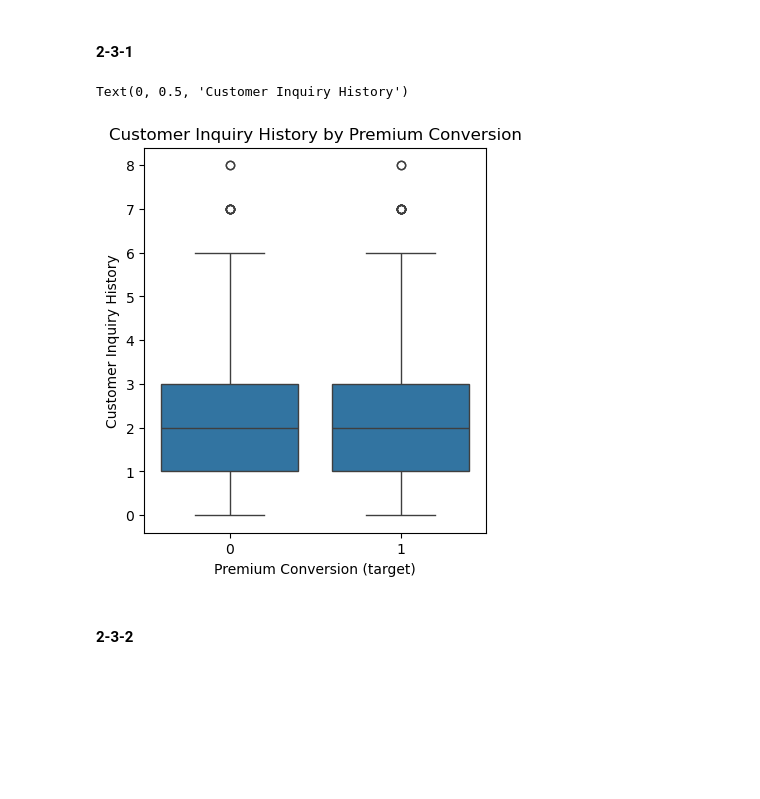
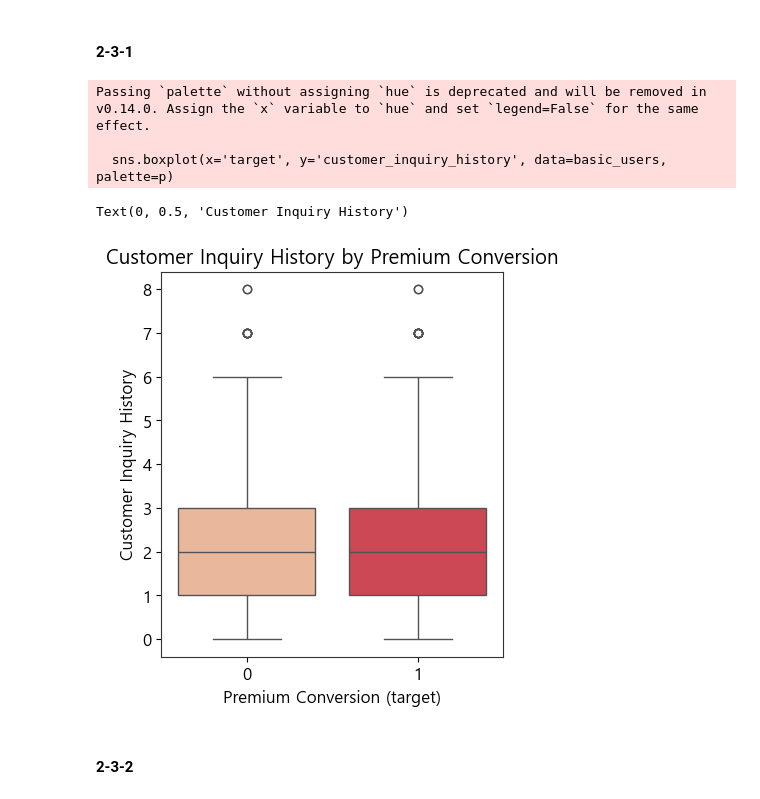
Before and after one commit to MunSeoYeon/WASSUP4, a Jupyter notebook: MIni Project/DA_Mini_Project_02.ipynb, the cells around one changed output. Saved outputs shown, nothing was run; the diff lists cells and outputs as text; code cells hidden in the pictures; blank space fills up the shorter version.

```diff
--- a/MIni Project/DA_Mini_Project_02.ipynb
+++ b/MIni Project/DA_Mini_Project_02.ipynb
@@ -30,6 +30,25 @@ import pandas as pd
 import seaborn as sns
 import matplotlib.pyplot as plt
 
+font_path = "C:/Windows/Fonts/malgun.ttf"  # Malgun Gothic font path
+
+font_prop = font_manager.FontProperties(fname=font_path)
+plt.rcParams['font.family'] = font_prop.get_name()
+plt.rcParams['axes.unicode_minus'] = False  # Ensure minus signs display properly
+plt.rcParams['font.size'] = 12  # Set font size
+# 축 스타일 설정
+plt.rcParams['axes.facecolor'] = '#fff'    # 축 배경색을 밝은 회색으로
+plt.rcParams['axes.edgecolor'] = '#333333'    # 축 테두리 색상은 어두운 회색
+plt.rcParams['axes.grid'] = False              # 그리드 활성화
+plt.rcParams['grid.color'] = '#CCCCCC'        # 그리드 색상 밝은 회색
+plt.rcParams['grid.linestyle'] = '--'         # 그리드 선 스타일을 점선으로
+
+# 선 스타일 설정
+plt.rcParams['lines.linewidth'] = 2           # 선의 두께를 2로 설정
+plt.rcParams['lines.color'] = 'b'             # 기본 선 색상을 파란색으로
+
+
+
 file_path = 'C:\\workspace\\WASSUP4\\data\\mini.csv'
 df = pd.read_csv(file_path, sep=',')
 
@@ -62,16 +98,20 @@ plt.show()
 # %%
 # 전체 박스플롯을 그리기 위한 설정 (하나의 figure로 설정)
 plt.figure(figsize=(15, 5))
-
+# p = sns.color_palette("YlOrBr", as_cmap=False)[::3]
+p = sns.color_palette("rocket")[::-2]
 # 1. customer_inquiry_history와 target의 박스플롯
 plt.subplot(1, 3, 1)
-sns.boxplot(x='target', y='customer_inquiry_history', data=basic_users)
+sns.boxplot(x='target', y='customer_inquiry_history', data=basic_users, palette=p)
 plt.title('Customer Inquiry History by Premium Conversion')
 plt.xlabel('Premium Conversion (target)')
 plt.ylabel('Customer Inquiry History')
 # %% [output]
-Text(0, 0.5, 'Customer Inquiry History')
+Passing `palette` without assigning `hue` is deprecated and will be removed in v0.14.0. Assign the `x` variable to `hue` and set `legend=False` for the same effect.
+
+  sns.boxplot(x='target', y='customer_inquiry_history', data=basic_users, palette=p)
+Text(0, 0.5, 'Customer Inquiry History')
-[figure, old version]
+[figure, new version]
 # %% [markdown]
 #### 2-3-2
 # %%
```
Also changed, not shown: parts of 6 cells of this notebook, 5 other files.
